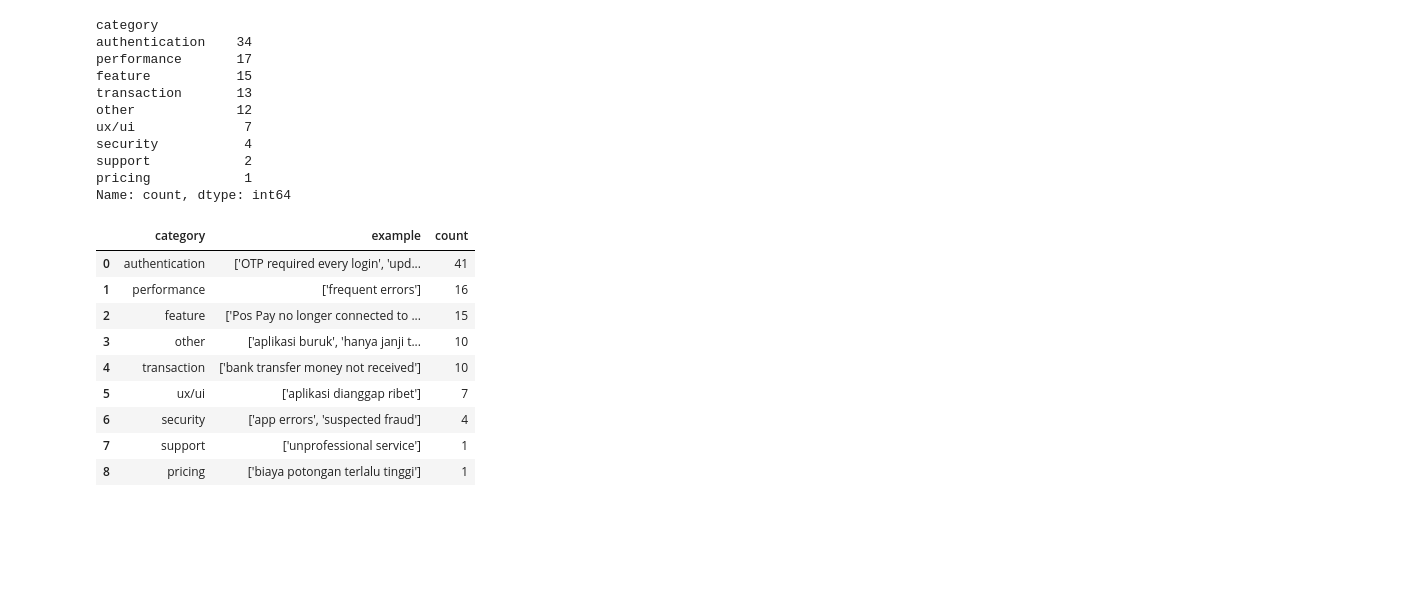
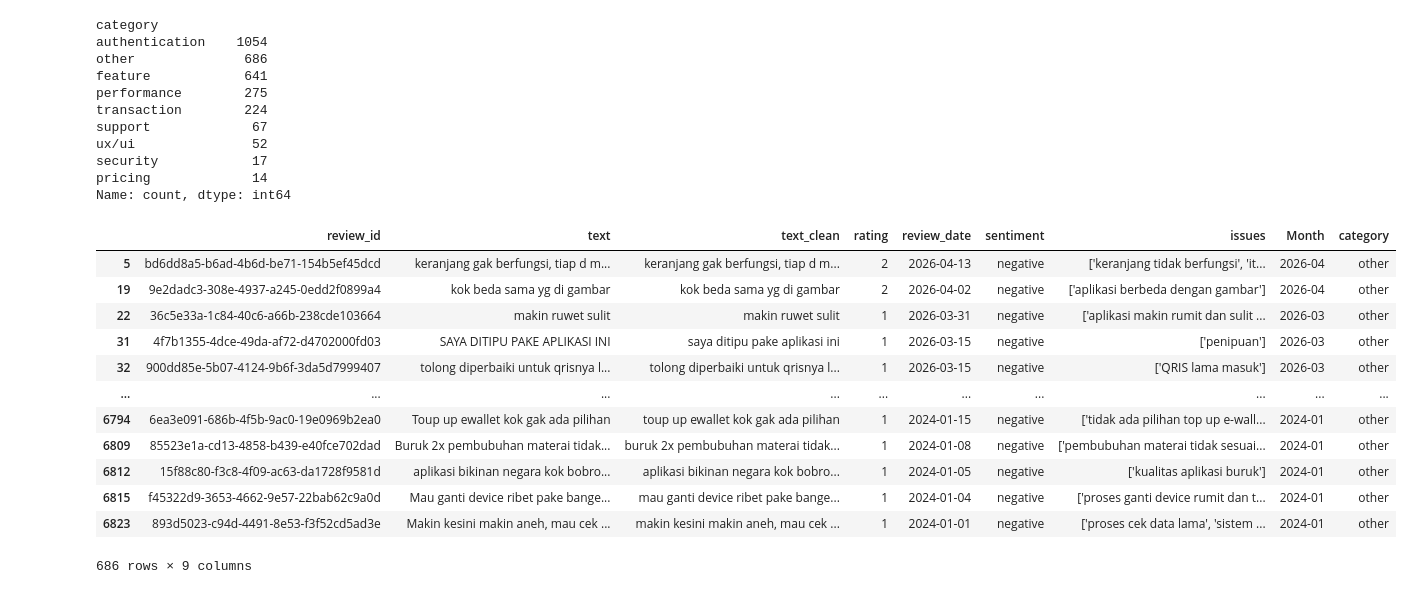
Before and after one commit to arsyi4111/sentiment_pospay, a Jupyter notebook: analyticWorkbook/analyticWorkbook.ipynb, the cells around one changed output. Drawn from its saved outputs; the diff is of its cells as text; code cells hidden in the pictures; blank space fills up the shorter version.

Commit message:
23/4/26: Add new reviews and update the analytic workbook and enrichment script.

```diff
--- a/analyticWorkbook/analyticWorkbook.ipynb
+++ b/analyticWorkbook/analyticWorkbook.ipynb
@@ -3,6 +3,6 @@ import pandas as pd
 import plotly.express as px
 import plotly.graph_objects as go
 # %%
-sentiment = pd.read_csv("../data/processed/reviews.csv")
+sentiment = pd.read_csv("../data/processed/24to26_pospayreviews.csv")
 sentiment.head()
 # %% [output]
@@ -182,50 +185,50 @@ def map_issue(issue):
 
     # 🔴 Authentication
     if any(k in issue for k in [
-        "login", "password", "access", "verification", "email", "face", "akun", "validasi", "upgrade", "PIN", "username", "credentials"
+        "login", "password", "access", "verification", "email", "face", "akun", "validasi", "upgrade", "PIN", "username", "credentials", "otp", "two-factor", "2fa", "biometric", "sandi"
     ]):
         return "authentication"
 
     # 🔴 Security (NEW)
     if any(k in issue for k in [
-        "fraud", "unauthorized", "tidak sah", "keamanan", "uang berkurang", "account ballance", "phishing", "scam", "hacker", "breach"
+        "fraud", "unauthorized", "tidak sah", "keamanan", "uang berkurang", "account ballance", "phishing", "scam", "hacker", "breach", "data leak", "privacy", "encryption", "vulnerability", "privasi", "enkripsi", "kerentanan"
     ]):
         return "security"
 
     # 🔴 Transaction
     if any(k in issue for k in [
-        "transfer", "balance", "pulsa", "topup", "payment", "transaksi", "refund", "withdrawal", "deposit", "billing", "invoice", "bank transfer", "balance", "pulsa", "topup"
+        "transfer", "balance", "pulsa", "topup", "payment", "transaksi", "refund", "withdrawal", "deposit", "billing", "invoice", "bank transfer", "balance", "pulsa", "topup", "transaksi", "refund", "withdrawal", "deposit", "billing", "invoice", "bank transfer", "paket", "meterai", "ewallet"
     ]):
         return "transaction"
 
     # 🔴 Feature availability (NEW)
     if any(k in issue for k in [
-        "cannot", "tidak bisa", "tidak muncul", "not available", "fitur", "menu", "tokopedia", "section", "option"
+        "cannot", "tidak bisa", "tidak muncul", "not available", "fitur", "menu", "tokopedia", "section", "option", "fitur hilang", "fitur tidak muncul", "fitur tidak tersedia"
     ]):
         return "feature"
 
     # 🟠 Performance
     if any(k in issue for k in [
-        "slow", "lemot", "loading", "unresponsive", "always problematic", "frequent", "gangguan", "disruption", "server", "error", "crash", "hang", "lag", "timeout"
+        "slow", "lemot", "loading", "unresponsive", "always problematic", "frequent", "gangguan", "disruption", "server", "error", "crash", "hang", "lag", "timeout", "bug", "glitch", "freeze", "restart", "update", "upgrade"
     ]):
         return "performance"
 
     # 🟠 UX/UI
     if any(k in issue for k in [
-        "difficult", "complicated", "ribet", "not user-friendly", "ui", "appearance", "branding", "design", "navigasi", "interface"
+        "difficult", "complicated", "ribet", "not user-friendly", "ui", "appearance", "branding", "design", "navigasi", "interface", "pusing", "bingung", "tidak intuitif", "tampilan", "desain", "navigasi", "antarmuka"
     ]):
         return "ux/ui"
 
 
     # 🟡 Support
     if any(k in issue for k in [
-        "support", "service", "customer", "help", "cs", "contact", "response", "respon", "tanggapan"
+        "support", "service", "customer", "help", "cs", "contact", "response", "respon", "tanggapan", "bantuan", "layanan", "pelayanan", "dukungan", "komplain", "keluhan"
     ]):
         return "support"
 
     # 🟡 Pricing
     if any(k in issue for k in [
-        "biaya", "fee", "expensive", "topup", "charge", "harga", "price", "topup"
+        "biaya", "fee", "expensive", "topup", "charge", "harga", "price", "topup", "biaya", "fee", "expensive", "charge", "harga", "price"
     ]):
         return "pricing"
 
@@ -237,15 +240,15 @@ df_exploded["category"] = df_exploded["issues"].apply(map_issue)
 df_exploded["category"].value_counts()
 # %% [output]
 category
-authentication    34
-performance       17
-feature           15
-transaction       13
-other             12
-ux/ui              7
-security           4
-support            2
-pricing            1
+authentication    1054
+other              686
+feature            641
+performance        275
+transaction        224
+support             67
+ux/ui               52
+security            17
+pricing             14
 Name: count, dtype: int64
 # %%
 import pandas as pd
@@ -314,15 +317,18 @@ summary_df["percentage"] = (
 
 summary_df.to_csv("../data/processed/issue_summary.csv", index=False)
 # %%
-summary_d
+df_exploded[df_exploded["category"] == "other"]
 # %% [output]
-|  | category | example | count |
-| 0 | authentication | ['OTP required every login', 'upd... | 41 |
-| 1 | performance | ['frequent errors'] | 16 |
-| 2 | feature | ['Pos Pay no longer connected to ... | 15 |
-| 3 | other | ['aplikasi buruk', 'hanya janji t... | 10 |
-| 4 | transaction | ['bank transfer money not received'] | 10 |
-| 5 | ux/ui | ['aplikasi dianggap ribet'] | 7 |
-| 6 | security | ['app errors', 'suspected fraud'] | 4 |
-| 7 | support | ['unprofessional service'] | 1 |
-| 8 | pricing | ['biaya potongan terlalu tinggi'] | 1 |
+|  | review_id | text | text_clean | rating | review_date | sentiment | issues | Month | category |
+| 5 | bd6dd8a5-b6ad-4b6d-be71-154b5ef45dcd | keranjang gak berfungsi, tiap d m... | keranjang gak berfungsi, tiap d m... | 2 | 2026-04-13 | negative | ['keranjang tidak berfungsi', 'it... | 2026-04 | other |
+| 19 | 9e2dadc3-308e-4937-a245-0edd2f0899a4 | kok beda sama yg di gambar | kok beda sama yg di gambar | 2 | 2026-04-02 | negative | ['aplikasi berbeda dengan gambar'] | 2026-04 | other |
+| 22 | 36c5e33a-1c84-40c6-a66b-238cde103664 | makin ruwet sulit | makin ruwet sulit | 1 | 2026-03-31 | negative | ['aplikasi makin rumit dan sulit ... | 2026-03 | other |
+| 31 | 4f7b1355-4dce-49da-af72-d4702000fd03 | SAYA DITIPU PAKE APLIKASI INI | saya ditipu pake aplikasi ini | 1 | 2026-03-15 | negative | ['penipuan'] | 2026-03 | other |
+| 32 | 900dd85e-5b07-4124-9b6f-3da5d7999407 | tolong diperbaiki untuk qrisnya l... | tolong diperbaiki untuk qrisnya l... | 1 | 2026-03-15 | negative | ['QRIS lama masuk'] | 2026-03 | other |
+| ... | ... | ... | ... | ... | ... | ... | ... | ... | ... |
+| 6794 | 6ea3e091-686b-4f5b-9ac0-19e0969b2ea0 | Toup up ewallet kok gak ada pilihan | toup up ewallet kok gak ada pilihan | 1 | 2024-01-15 | negative | ['tidak ada pilihan top up e-wall... | 2024-01 | other |
+| 6809 | 85523e1a-cd13-4858-b439-e40fce702dad | Buruk 2x pembubuhan materai tidak... | buruk 2x pembubuhan materai tidak... | 1 | 2024-01-08 | negative | ['pembubuhan materai tidak sesuai... | 2024-01 | other |
+| 6812 | 15f88c80-f3c8-4f09-ac63-da1728f9581d | aplikasi bikinan negara kok bobro... | aplikasi bikinan negara kok bobro... | 1 | 2024-01-05 | negative | ['kualitas aplikasi buruk'] | 2024-01 | other |
+| 6815 | f45322d9-3653-4662-9e57-22bab62c9a0d | Mau ganti device ribet pake bange... | mau ganti device ribet pake bange... | 1 | 2024-01-04 | negative | ['proses ganti device rumit dan t... | 2024-01 | other |
+| 6823 | 893d5023-c94d-4491-8e53-f3f52cd5ad3e | Makin kesini makin aneh, mau cek ... | makin kesini makin aneh, mau cek ... | 1 | 2024-01-01 | negative | ['proses cek data lama', 'sistem ... | 2024-01 | other |
+686 rows × 9 columns
```
Also changed, not shown: parts of 4 cells of this notebook, 7 other files.
